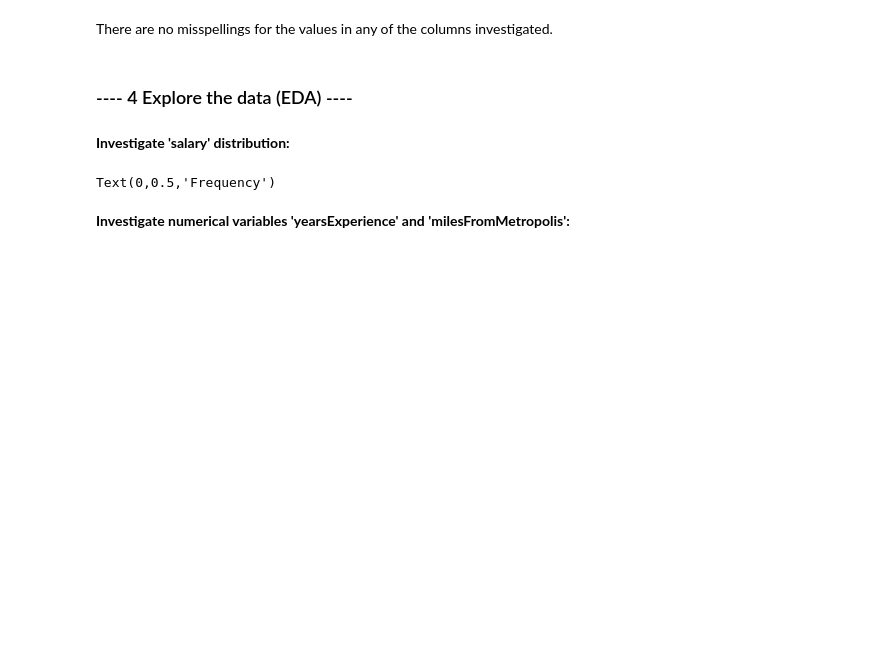
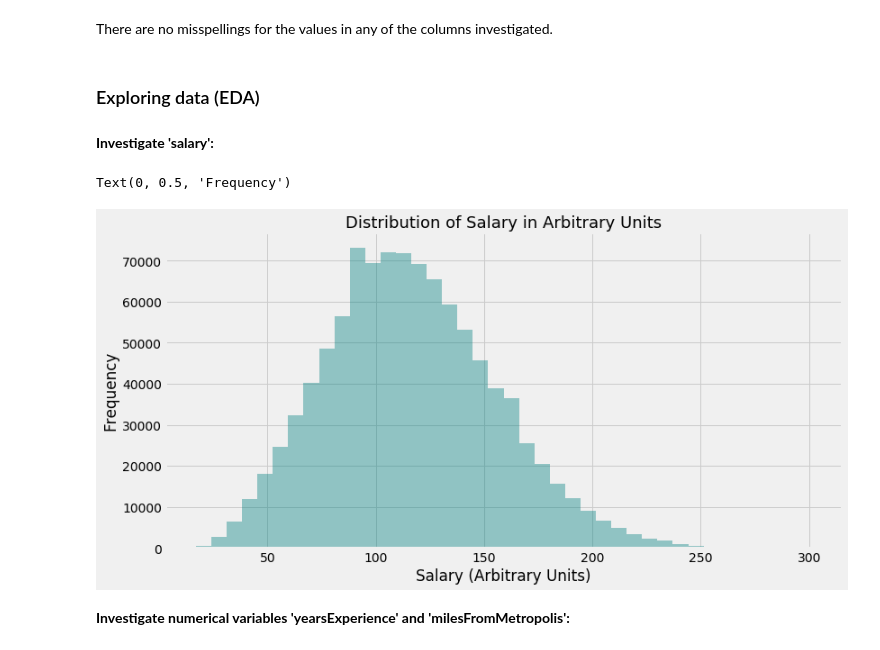
Before and after one commit to Taimur-Shabbir/salary-prediction, a Jupyter notebook: Notebook.ipynb, the cells around one changed output. Saved outputs shown, nothing was run; the diff lists cells and outputs as text; code cells hidden in the pictures; blank space fills up the shorter version.

```diff
--- a/Notebook.ipynb
+++ b/Notebook.ipynb
@@ -126,4 +123,4 @@ Name: major, dtype: int64
 # %% [markdown]
 There are no misspellings for the values in any of the columns investigated.
 # %% [markdown]
-### ---- 4 Explore the data (EDA) ----
+###  Exploring data (EDA)
@@ -135,15 +127,16 @@ There are no misspellings for the values in any of the columns investigated.
 # %% [markdown]
-**Investigate 'salary' distribution:**
+**Investigate 'salary':**
 # %%
-plt.figure(figsize = (11,8))
+plt.figure(figsize=(12,6))
 
-plt.hist(data_combined['salary'], bins = 40, color = 'teal')
+sns.distplot(data_combined['salary'], kde=False, bins=40, color = 'teal')
 
 plt.title('Distribution of Salary in Arbitrary Units', fontsize = 18)
 plt.xlabel('Salary (Arbitrary Units)')
 plt.ylabel('Frequency')
 # %% [output]
-Text(0,0.5,'Frequency')
+Text(0, 0.5, 'Frequency')
+[figure, added]
 # %% [markdown]
 **Investigate numerical variables 'yearsExperience' and 'milesFromMetropolis':**
 # %%
```
Also changed, not shown: parts of 82 cells of this notebook.
